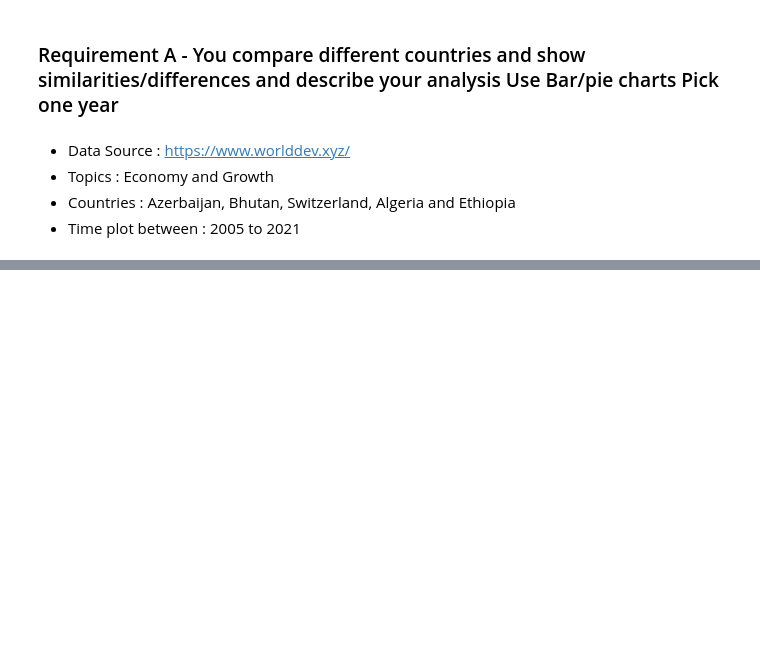
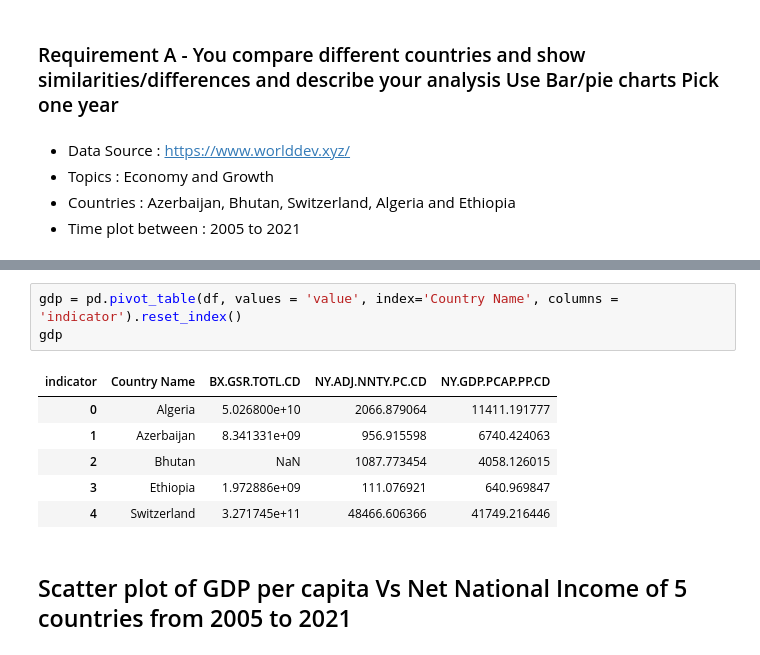
Before and after one commit to kavyasreemaniga/DATA_690, a Jupyter notebook: Project B/690_Project_B.ipynb, the cells around one changed output, grey strips where cells are left out. Saved outputs shown, nothing was run; the diff lists cells and outputs as text; blank space fills up the shorter version.

```diff
--- a/Project B/690_Project_B.ipynb
+++ b/Project B/690_Project_B.ipynb
@@ -16,0 +108,12 @@ df = pd.read_csv("https://raw.githubusercontent.com/wcj365/python-stats-dataviz/
+# %%
+gdp = pd.pivot_table(df, values = 'value', index='Country Name', columns = 'indicator').reset_index()
+gdp
+# %% [output]
+| indicator | Country Name | BX.GSR.TOTL.CD | NY.ADJ.NNTY.PC.CD | NY.GDP.PCAP.PP.CD |
+| 0 | Algeria | 5.026800e+10 | 2066.879064 | 11411.191777 |
+| 1 | Azerbaijan | 8.341331e+09 | 956.915598 | 6740.424063 |
+| 2 | Bhutan | NaN | 1087.773454 | 4058.126015 |
+| 3 | Ethiopia | 1.972886e+09 | 111.076921 | 640.969847 |
+| 4 | Switzerland | 3.271745e+11 | 48466.606366 | 41749.216446 |
+# %% [markdown]
+## Scatter plot of GDP per capita Vs Net National Income of 5 countries from 2005 to 2021
```
Also changed, not shown: parts of 20 cells of this notebook.
